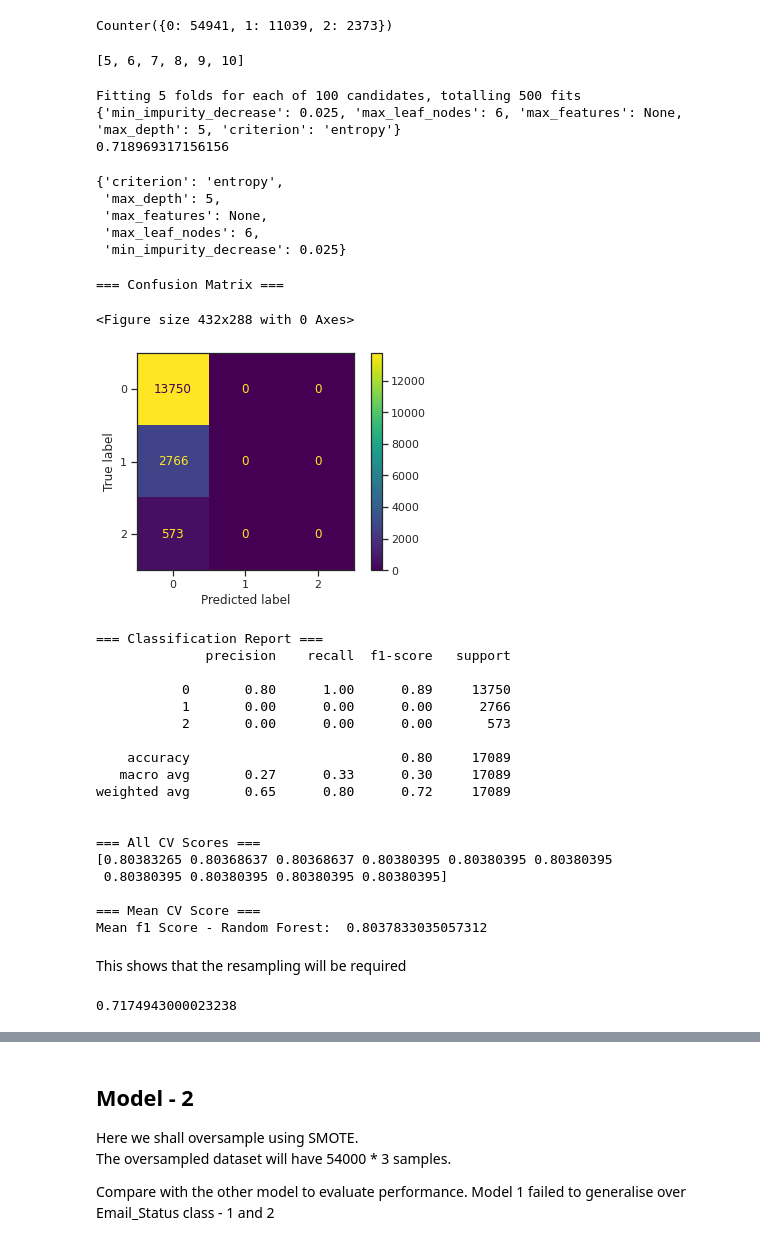
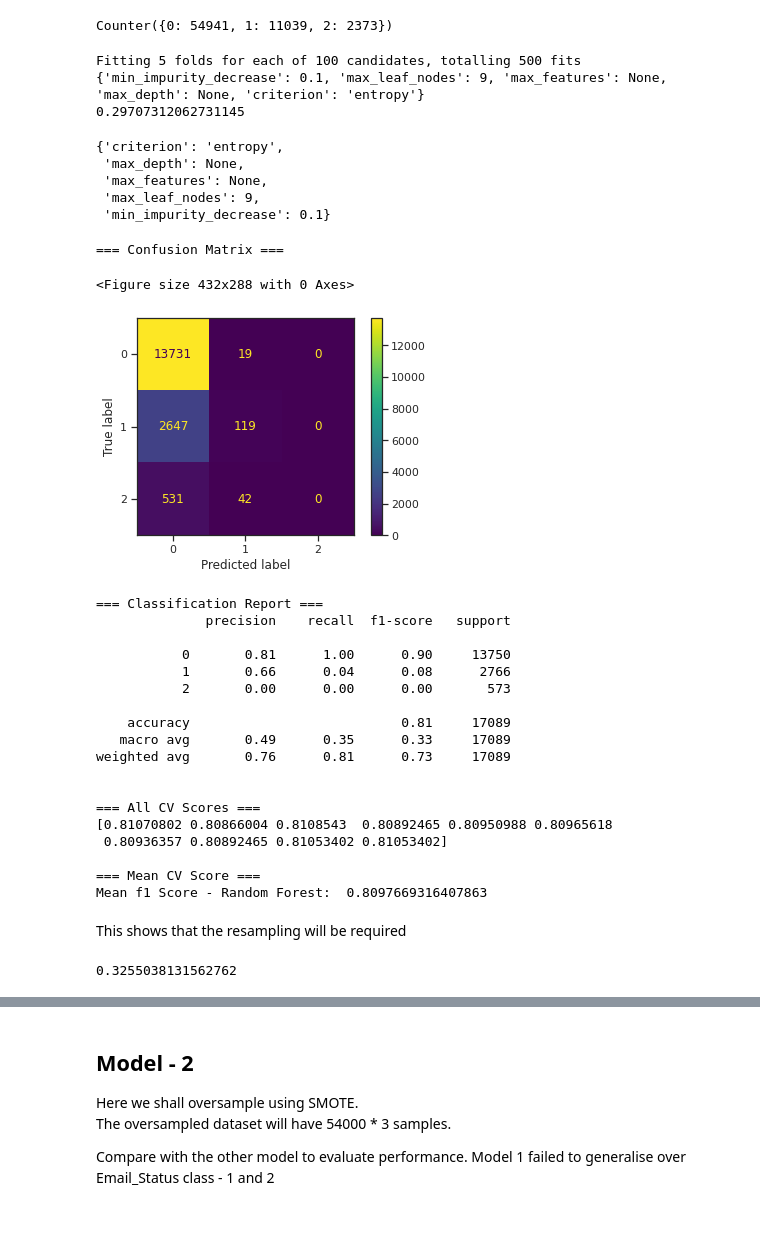
Before and after one commit to suchirmm/email_campaign, a Jupyter notebook: project_email_campaign.ipynb, the cells around one changed output, grey strips where cells are left out. Cells and saved outputs as stored; diff of their text form; code cells hidden in the pictures.

```diff
--- a/project_email_campaign.ipynb
+++ b/project_email_campaign.ipynb
@@ -868,7 +823,3 @@ cross_val = cross_val_score(mail_classifier, X, y, scoring = 'f1_weighted', cv =
-# %%
-[x for x in np.arange(5, 11, 1)]
-# %% [output]
-[5, 6, 7, 8, 9, 10]
 # %%
 X_train, X_test, y_train, y_test = train_test_split(X, y, test_size=0.25, random_state=42)
 # %%
@@ -898,82 +849,82 @@ rcv_classifier = DecisionTreeClassifier()
 rcv = RandomizedSearchCV(estimator = rcv_classifier,
                           param_distributions = random_grid,
                           n_iter = 100, cv = 5, verbose=2,
-                          scoring = 'f1_weighted',
+                          scoring = 'f1_macro',
                           random_state=42, n_jobs = -1)
 
 # Fit the model
-rcv.fit(X_train, y_train)
+rcv.fit(X, y)
 
 # print results
 print(rcv.best_params_)
 print(rcv.best_score_)
 # %% [output]
 Fitting 5 folds for each of 100 candidates, totalling 500 fits
-{'min_impurity_decrease': 0.025, 'max_leaf_nodes': 6, 'max_features': None, 'max_depth': 5, 'criterion': 'entropy'}
-0.718969317156156
+{'min_impurity_decrease': 0.1, 'max_leaf_nodes': 9, 'max_features': None, 'max_depth': None, 'criterion': 'entropy'}
+0.29707312062731145
 # %%
 rcv.best_params_
 # %% [output]
 {'criterion': 'entropy',
- 'max_depth': 5,
+ 'max_depth': None,
  'max_features': None,
- 'max_leaf_nodes': 6,
- 'min_impurity_decrease': 0.025}
+ 'max_leaf_nodes': 9,
+ 'min_impurity_decrease': 0.1}
 # %%
 # Use the parameters from the RandomSearchCV for the next
 # This shows that the resampling will be required
 #
 
 dt_classifier = DecisionTreeClassifier(criterion= 'entropy',max_depth = None,
-                                       max_features= None, max_leaf_nodes = None,
-                                       min_impurity_decrease= 0.025)
+                                       max_features= None, max_leaf_nodes = 9,
+                                       min_impurity_decrease= 0.01)
 
 dt_classifier.fit(X_train,y_train)
 dt_predict = dt_classifier.predict(X_test)
-rfc_cv_score = cross_val_score(dt_classifier, X, y, cv=10, scoring='f1_micro')
+dt_cv_score = cross_val_score(dt_classifier, X, y, cv=10, scoring='f1_micro')
 
 print("=== Confusion Matrix ===")
 
 plt.figure()
 plot_confusion_matrix(dt_classifier, X_test, y_test)
 plt.show()
 
 print("=== Classification Report ===")
 print(classification_report(y_test, dt_predict), "\n")
 
 print("=== All CV Scores ===")
-print(rfc_cv_score, "\n")
+print(dt_cv_score, "\n")
 
 print("=== Mean CV Score ===")
-print("Mean f1 Score - Random Forest: ", rfc_cv_score.mean())
+print("Mean f1 Score - Random Forest: ", dt_cv_score.mean())
 # %% [output]
 === Confusion Matrix ===
 <Figure size 432x288 with 0 Axes>
-[figure, old version]
+[figure, new version]
 === Classification Report ===
               precision    recall  f1-score   support
 
-           0       0.80      1.00      0.89     13750
-           1       0.00      0.00      0.00      2766
+           0       0.81      1.00      0.90     13750
+           1       0.66      0.04      0.08      2766
            2       0.00      0.00      0.00       573
 
-    accuracy                           0.80     17089
-   macro avg       0.27      0.33      0.30     17089
-weighted avg       0.65      0.80      0.72     17089
+    accuracy                           0.81     17089
+   macro avg       0.49      0.35      0.33     17089
+weighted avg       0.76      0.81      0.73     17089
 
 
 === All CV Scores ===
-[0.80383265 0.80368637 0.80368637 0.80380395 0.80380395 0.80380395
- 0.80380395 0.80380395 0.80380395 0.80380395]
+[0.81070802 0.80866004 0.8108543  0.80892465 0.80950988 0.80965618
+ 0.80936357 0.80892465 0.81053402 0.81053402]
 
 === Mean CV Score ===
-Mean f1 Score - Random Forest:  0.8037833035057312
+Mean f1 Score - Random Forest:  0.8097669316407863
 # %% [markdown]
 This shows that the resampling will be required
 # %%
-f1_score(y_test, dt_predict, average = 'weighted')
+f1_score(y_test, dt_predict, average = 'macro')
 # %% [output]
-0.7174943000023238
+0.3255038131562762
 # %%
 # Visualize the tree
 from sklearn import tree
```
Also changed, not shown: parts of 28 cells of this notebook.
